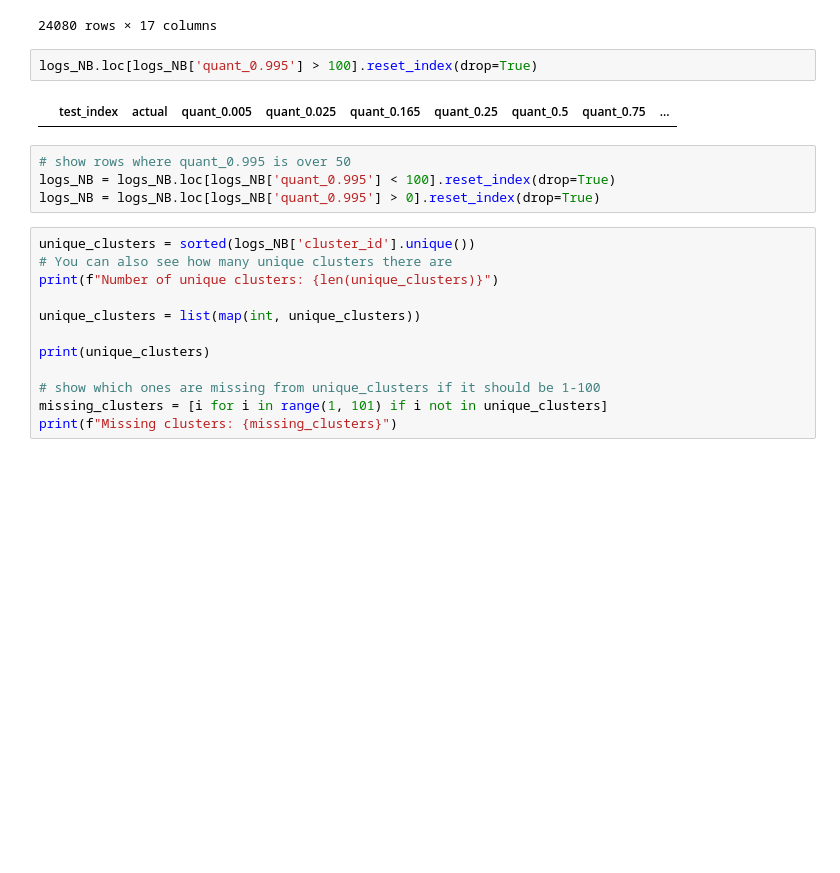
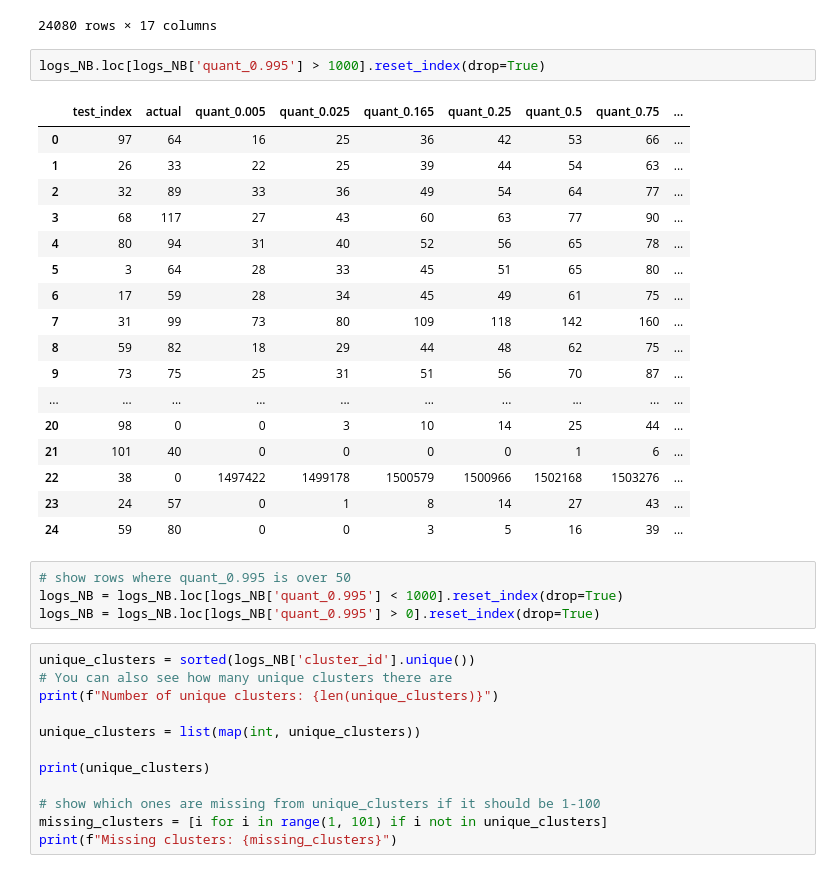
Before and after one commit to ujohn33/dgbm-paper, a Jupyter notebook: notebooks/check_scores_M5.ipynb, the cells around one changed output. Cells and saved outputs as stored; diff of their text form; blank space fills up the shorter version.

```diff
--- a/notebooks/check_scores_M5.ipynb
+++ b/notebooks/check_scores_M5.ipynb
@@ -53,12 +55,28 @@ logs_NB
 | 24079 | 479 | 0 | 0 | 0 | 0 | 0 | 0 | 0 | ... |
 24080 rows × 17 columns
 # %%
-logs_NB.loc[logs_NB['quant_0.995'] > 100].reset_index(drop=True)
+logs_NB.loc[logs_NB['quant_0.995'] > 1000].reset_index(drop=True)
 # %% [output]
 |  | test_index | actual | quant_0.005 | quant_0.025 | quant_0.165 | quant_0.25 | quant_0.5 | quant_0.75 | ... |
+| 0 | 97 | 64 | 16 | 25 | 36 | 42 | 53 | 66 | ... |
+| 1 | 26 | 33 | 22 | 25 | 39 | 44 | 54 | 63 | ... |
+| 2 | 32 | 89 | 33 | 36 | 49 | 54 | 64 | 77 | ... |
+| 3 | 68 | 117 | 27 | 43 | 60 | 63 | 77 | 90 | ... |
+| 4 | 80 | 94 | 31 | 40 | 52 | 56 | 65 | 78 | ... |
+| 5 | 3 | 64 | 28 | 33 | 45 | 51 | 65 | 80 | ... |
+| 6 | 17 | 59 | 28 | 34 | 45 | 49 | 61 | 75 | ... |
+| 7 | 31 | 99 | 73 | 80 | 109 | 118 | 142 | 160 | ... |
+| 8 | 59 | 82 | 18 | 29 | 44 | 48 | 62 | 75 | ... |
+| 9 | 73 | 75 | 25 | 31 | 51 | 56 | 70 | 87 | ... |
+| ... | ... | ... | ... | ... | ... | ... | ... | ... | ... |
+| 20 | 98 | 0 | 0 | 3 | 10 | 14 | 25 | 44 | ... |
+| 21 | 101 | 40 | 0 | 0 | 0 | 0 | 1 | 6 | ... |
+| 22 | 38 | 0 | 1497422 | 1499178 | 1500579 | 1500966 | 1502168 | 1503276 | ... |
+| 23 | 24 | 57 | 0 | 1 | 8 | 14 | 27 | 43 | ... |
+| 24 | 59 | 80 | 0 | 0 | 3 | 5 | 16 | 39 | ... |
 # %%
 # show rows where quant_0.995 is over 50
-logs_NB = logs_NB.loc[logs_NB['quant_0.995'] < 100].reset_index(drop=True)
+logs_NB = logs_NB.loc[logs_NB['quant_0.995'] < 1000].reset_index(drop=True)
 logs_NB = logs_NB.loc[logs_NB['quant_0.995'] > 0].reset_index(drop=True)
 # %%
 unique_clusters = sorted(logs_NB['cluster_id'].unique())
```
Also changed, not shown: parts of 7 cells of this notebook.
